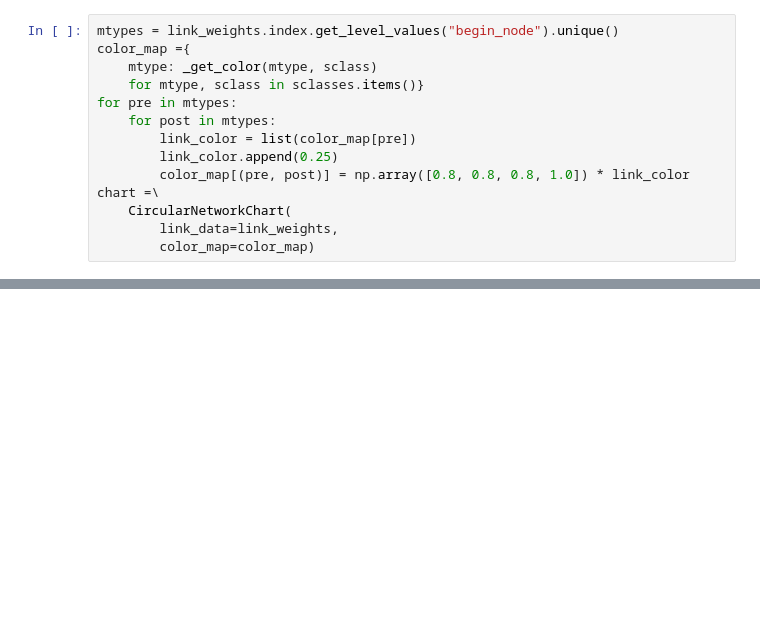
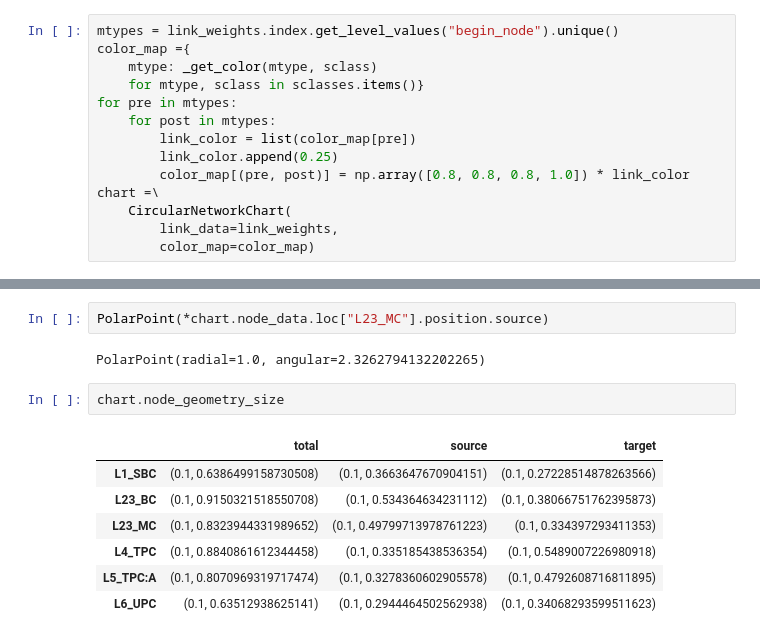
Before and after one commit to BlueBrain/DMT, a Jupyter notebook: v2/notebooks/charts_refactored.ipynb, the cells around one changed output, grey strips where cells are left out. Drawn from its saved outputs; the diff is of its cells as text; blank space fills up the shorter version.

```diff
--- a/v2/notebooks/charts_refactored.ipynb
+++ b/v2/notebooks/charts_refactored.ipynb
@@ -154,0 +249,14 @@ pd.concat(
+# %%
+PolarPoint(*chart.node_data.loc["L23_MC"].position.source)
+# %% [output]
+PolarPoint(radial=1.0, angular=2.3262794132202265)
+# %%
+chart.node_geometry_size
+# %% [output]
+|  | total | source | target |
+| L1_SBC | (0.1, 0.6386499158730508) | (0.1, 0.3663647670904151) | (0.1, 0.27228514878263566) |
+| L23_BC | (0.1, 0.9150321518550708) | (0.1, 0.534364634231112) | (0.1, 0.38066751762395873) |
+| L23_MC | (0.1, 0.8323944331989652) | (0.1, 0.49799713978761223) | (0.1, 0.334397293411353) |
+| L4_TPC | (0.1, 0.8840861612344458) | (0.1, 0.335185438536354) | (0.1, 0.5489007226980918) |
+| L5_TPC:A | (0.1, 0.8070969319717474) | (0.1, 0.3278360602905578) | (0.1, 0.4792608716811895) |
+| L6_UPC | (0.1, 0.63512938625141) | (0.1, 0.2944464502562938) | (0.1, 0.34068293599511623) |
```
Also changed, not shown: parts of 29 cells of this notebook, 3 other files.
